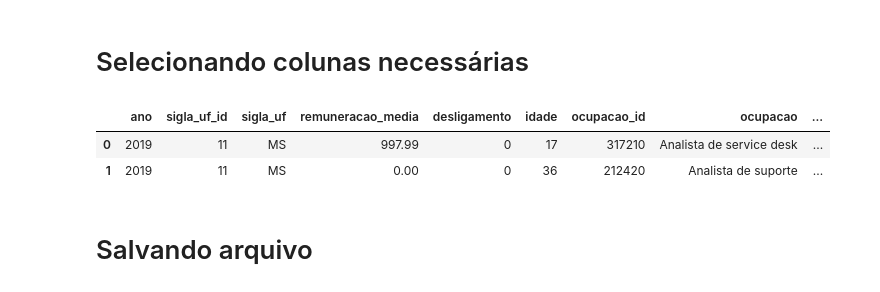
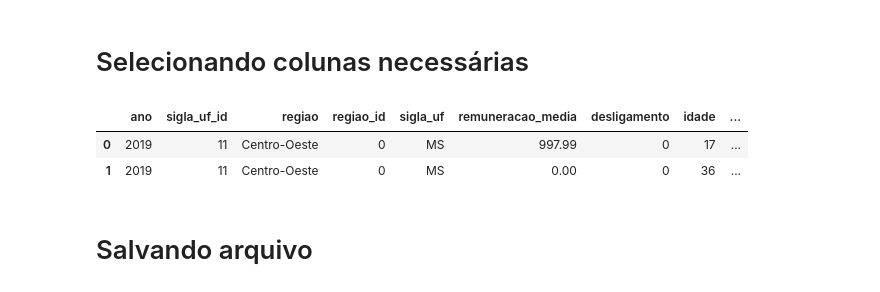
Before and after one commit to celiudos/unb_artigo_mineracao_dados, a Jupyter notebook: src/04_fazendo_join_ocup_sexo_raca.ipynb, the cells around one changed output. Cells and saved outputs as stored; diff of their text form; code cells hidden in the pictures.

```diff
--- a/src/04_fazendo_join_ocup_sexo_raca.ipynb
+++ b/src/04_fazendo_join_ocup_sexo_raca.ipynb
@@ -71,8 +69,9 @@ df_regiao = df.copy()
 
 # add col Regioes to df_ana with REGIOES
 for regiao, siglas in REGIOES.items():
-    df_regiao.loc[df_ana["sigla_uf"].isin(
+    df_regiao.loc[df["sigla_uf"].isin(
         siglas), "regiao"] = regiao
 
+df_regiao["regiao_id"] = df_regiao["regiao"].astype("category").cat.codes
 df = df_regiao
 df.head(2)
@@ -90,20 +93,19 @@ df.head(2)
 # %% [markdown]
 # Selecionando colunas necessárias
 # %%
-df = df[["ano", "sigla_uf_id", "sigla_uf", "remuneracao_media", 'desligamento', "idade",
-         "ocupacao_id", "sinonimo", "sexo_id", "valor_y", "raca_cor_id", "valor_x"]]
+df = df[["ano", "sigla_uf_id", "regiao", "regiao_id", "sigla_uf", "remuneracao_media", 'desligamento', "idade",
+         "ocupacao_id", "sinonimo", "sexo_id", "valor"]]
 
 df = df.rename(columns={
     "sinonimo": "ocupacao",
-    "valor_y": "sexo",
-    "valor_x": "raca_cor"
+    "valor": "sexo"
     })
 
 df.head(2)
 # %% [output]
-|  | ano | sigla_uf_id | sigla_uf | remuneracao_media | desligamento | idade | ocupacao_id | ocupacao | ... |
-| 0 | 2019 | 11 | MS | 997.99 | 0 | 17 | 317210 | Analista de service desk | ... |
-| 1 | 2019 | 11 | MS | 0.00 | 0 | 36 | 212420 | Analista de suporte | ... |
+|  | ano | sigla_uf_id | regiao | regiao_id | sigla_uf | remuneracao_media | desligamento | idade | ... |
+| 0 | 2019 | 11 | Centro-Oeste | 0 | MS | 997.99 | 0 | 17 | ... |
+| 1 | 2019 | 11 | Centro-Oeste | 0 | MS | 0.00 | 0 | 36 | ... |
 # %% [markdown]
 # Salvando arquivo
 # %%
```
Also changed, not shown: parts of 3 cells of this notebook, 5 other files.
